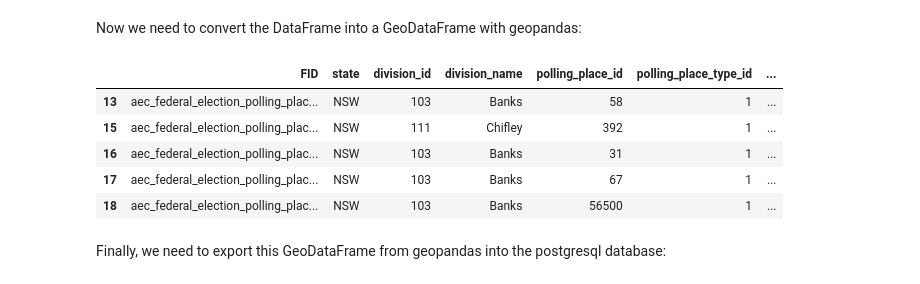
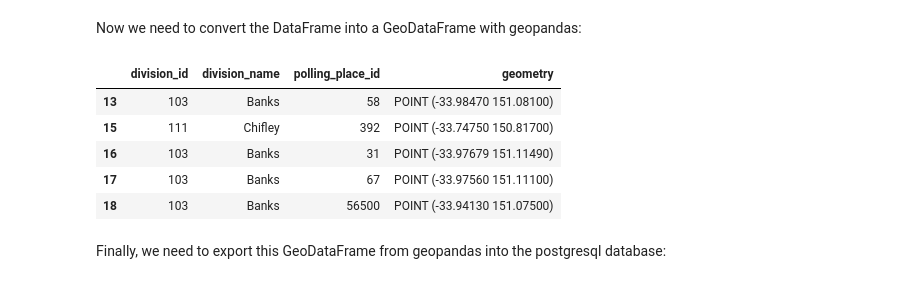
Before and after one commit to FixItChris/DATA2901, a Jupyter notebook: Report.ipynb, the cells around one changed output. Cells and saved outputs as stored; diff of their text form; code cells hidden in the pictures.

Commit message:
Updated polls dataset

```diff
--- a/Report.ipynb
+++ b/Report.ipynb
@@ -394,18 +394,22 @@ Now we need to convert the DataFrame into a GeoDataFrame with geopandas:
 # %%
 # Loading into GeoDataFrame
 polls_gdf = gpd.GeoDataFrame(polls_df, geometry="the_geom").set_crs(epsg=4283)
 
-# Removing stop_lon and stop_lat columns
-polls_gdf.drop(["longitude", "latitude"], axis=1, inplace=True)
+# Removing unnecessary columns
+polls_gdf.drop(["longitude", "latitude", "FID", "state", "polling_place_name", "polling_place_type_id", "premises_name", "premises_address_1", "premises_address_2", "premises_address_3", "premises_suburb", "premises_state_abbreviation", "premises_post_code"], axis=1, inplace=True)
+
+# Renaming geometry column
+polls_gdf.rename({"the_geom":"geometry"}, axis=1, inplace=True)
+polls_gdf.set_geometry("geometry", inplace=True)
 
 polls_gdf.head()
 # %% [output]
-|  | FID | state | division_id | division_name | polling_place_id | polling_place_type_id | ... |
-| 13 | aec_federal_election_polling_plac... | NSW | 103 | Banks | 58 | 1 | ... |
-| 15 | aec_federal_election_polling_plac... | NSW | 111 | Chifley | 392 | 1 | ... |
-| 16 | aec_federal_election_polling_plac... | NSW | 103 | Banks | 31 | 1 | ... |
-| 17 | aec_federal_election_polling_plac... | NSW | 103 | Banks | 67 | 1 | ... |
-| 18 | aec_federal_election_polling_plac... | NSW | 103 | Banks | 56500 | 1 | ... |
+|  | division_id | division_name | polling_place_id | geometry |
+| 13 | 103 | Banks | 58 | POINT (-33.98470 151.08100) |
+| 15 | 111 | Chifley | 392 | POINT (-33.74750 150.81700) |
+| 16 | 103 | Banks | 31 | POINT (-33.97679 151.11490) |
+| 17 | 103 | Banks | 67 | POINT (-33.97560 151.11100) |
+| 18 | 103 | Banks | 56500 | POINT (-33.94130 151.07500) |
 # %% [markdown]
 Finally, we need to export this GeoDataFrame from geopandas into the postgresql database:
 # %%
```
Also changed, not shown: parts of 3 cells of this notebook.
